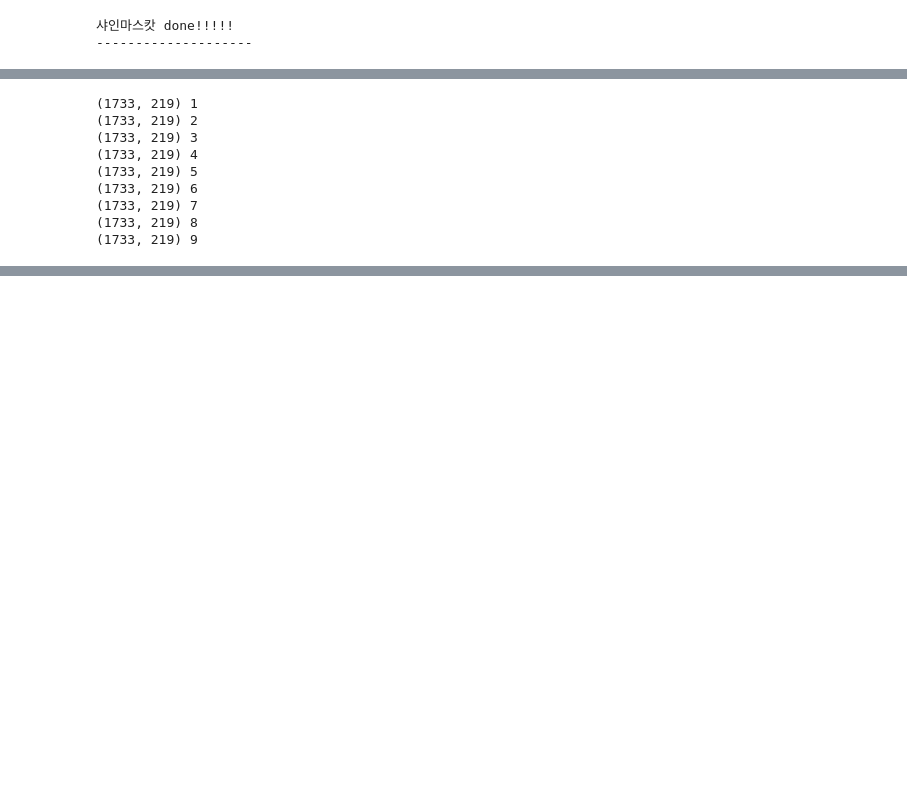
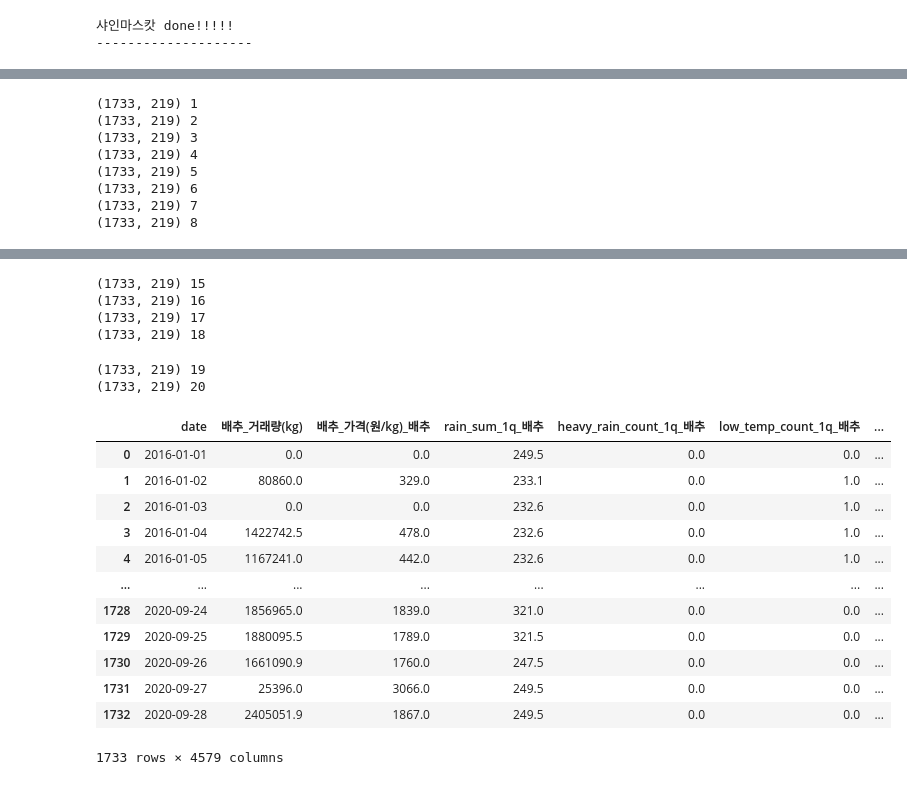
Before and after one commit to HyeonUk1504/JangbogoProject, a Jupyter notebook: develop/weather_.ipynb, the cells around one changed output, grey strips where cells are left out. Drawn from its saved outputs; the diff is of its cells as text; code cells hidden in the pictures; blank space fills up the shorter version.

Commit message:
weather_api_data_final!!!!

```diff
--- a/develop/weather_.ipynb
+++ b/develop/weather_.ipynb
@@ -175,7 +175,7 @@ joosan_xy
 ### 농업 기상 관측 지점 데이터
 # %%
 
-stn_info = pd.read_csv('C:\JanbogoProject\JangbogoProject\data\RDA_SPOT_INFO(2021-10-26)2.csv', header = 2)
+stn_info = pd.read_csv('C:\JanbogoProject2\JangbogoProject\data\RDA_SPOT_INFO_.csv')
 # stn_info
 stn_info['관측시작일'] = pd.to_datetime(stn_info['관측시작일'])
 stn_info = stn_info[stn_info['관측시작일'].dt.year<=2015]
@@ -534,10 +482,11 @@ for pum in tqdm(unique_pum):
 # %%
 # weather_feature 함수 예시
 for kind in tqdm(unique_kind):
+    print()
     temp_df = train[['date',f'{kind}_거래량(kg)', f'{kind}_가격(원/kg)']]
-    weather_feature(temp_df, train2, date_df, weather, kind, joosan_dict, code_dict, quater_days=30, num_quaters=12)
+    temp_kind_df = weather_feature(temp_df, train2, date_df, weather, kind, joosan_dict, code_dict, quater_days=30, num_quaters=12)
 
-    pum_df_list.append(temp_pum_df)
+    pum_df_list.append(temp_kind_df)
     print(kind,'done!!!!!')
     print('--------------------')
 # %% [output]
@@ -552,8 +501,8 @@ for kind in tqdm(unique_kind):
 샤인마스캇 done!!!!!
 --------------------
 # %%
-pum = '양파'
-temp_df = train[['date',f'{pum}_거래량(kg)', f'{pum}_가격(원/kg)']]
-temp_pum_df = weather_feature(temp_df, train2, date_df, weather, pum, joosan_dict, code_dict, quater_days=30, num_quaters=12)
-pum_df_list[2] = temp_pum_df
-temp_pum_df
+# pum = '양파'
+# temp_df = train[['date',f'{pum}_거래량(kg)', f'{pum}_가격(원/kg)']]
+# temp_pum_df = weather_feature(temp_df, train2, date_df, weather, pum, joosan_dict, code_dict, quater_days=30, num_quaters=12)
+# pum_df_list[2] = temp_pum_df
+# temp_pum_df
@@ -574,14 +509,36 @@ temp_pum_df
+# %%
+pum_df_list2  = pum_df_list
 # %%
-# #품종 품목별로 뽑아낸 날씨 데이터를 모두 합치기
+# #품종 품목별로 뽑아낸 날씨 데이터를 모두 합치기 및 컬럼 명 변경
+unique_pum_kind = [
+    '배추', '무', '양파', '건고추','마늘',
+    '대파', '얼갈이배추', '양배추', '깻잎',
+    '시금치', '미나리', '당근',
+    '파프리카', '새송이', '팽이버섯', '토마토',
+    '청상추', '백다다기', '애호박', '캠벨얼리', '샤인마스캇'
+]
+# test = pd.concat(pum_df_list, axis = 0)
+# # # pum_df_list[20]
 
-# test = pd.concat(pum_df_list, axis = 0)
-# # pum_df_list[20]
-test = pum_df_list[0]
-for i in range(0,len(pum_df_list)-1):
-    print(pum_df_list[i+1].shape, i+1)
-    temp_merge= pd.merge(test, pum_df_list[i+1], on = 'date', how = 'left')
+def col_name_change(col_list,unique_pum_kind,index):
+    result = col_list[:2]
+    for i in range(2,len(col_list)):
+        temp = col_list[i] + '_' + unique_pum_kind[index]
+        result.append(temp)
+    return result
+
+for i in range(len(pum_df_list2)):
+    pum_df_list2[i].columns = col_name_change(list(pum_df_list2[i].columns),unique_pum_kind,i)
+
+test = pum_df_list2[0]
+
+for i in tqdm(range(0,len(pum_df_list2)-1)):
+    print(pum_df_list2[i+1].shape, i+1)
+    # pum_df_list[i+1].columns = col_name_change(list(pum_df_list[i+1].columns),unique_pum_kind,i+1)
+    temp_merge= pd.merge(test, pum_df_list2[i+1], on = 'date', how = 'left')
     test = temp_merge
-# pum_df_list[15]
+
+test
 # %% [output]
 (1733, 219) 1
 (1733, 219) 2
@@ -591,4 +548,3 @@ for i in range(0,len(pum_df_list)-1):
 (1733, 219) 6
 (1733, 219) 7
 (1733, 219) 8
-(1733, 219) 9
@@ -605,0 +557,19 @@ for i in range(0,len(pum_df_list)-1):
+(1733, 219) 15
+(1733, 219) 16
+(1733, 219) 17
+(1733, 219) 18
+(1733, 219) 19
+(1733, 219) 20
+|  | date | 배추_거래량(kg) | 배추_가격(원/kg)_배추 | rain_sum_1q_배추 | heavy_rain_count_1q_배추 | low_temp_count_1q_배추 | ... |
+| 0 | 2016-01-01 | 0.0 | 0.0 | 249.5 | 0.0 | 0.0 | ... |
+| 1 | 2016-01-02 | 80860.0 | 329.0 | 233.1 | 0.0 | 1.0 | ... |
+| 2 | 2016-01-03 | 0.0 | 0.0 | 232.6 | 0.0 | 1.0 | ... |
+| 3 | 2016-01-04 | 1422742.5 | 478.0 | 232.6 | 0.0 | 1.0 | ... |
+| 4 | 2016-01-05 | 1167241.0 | 442.0 | 232.6 | 0.0 | 1.0 | ... |
+| ... | ... | ... | ... | ... | ... | ... | ... |
+| 1728 | 2020-09-24 | 1856965.0 | 1839.0 | 321.0 | 0.0 | 0.0 | ... |
+| 1729 | 2020-09-25 | 1880095.5 | 1789.0 | 321.5 | 0.0 | 0.0 | ... |
+| 1730 | 2020-09-26 | 1661090.9 | 1760.0 | 247.5 | 0.0 | 0.0 | ... |
+| 1731 | 2020-09-27 | 25396.0 | 3066.0 | 249.5 | 0.0 | 0.0 | ... |
+| 1732 | 2020-09-28 | 2405051.9 | 1867.0 | 249.5 | 0.0 | 0.0 | ... |
+1733 rows × 4579 columns
```
Also changed, not shown: parts of 12 cells of this notebook.
